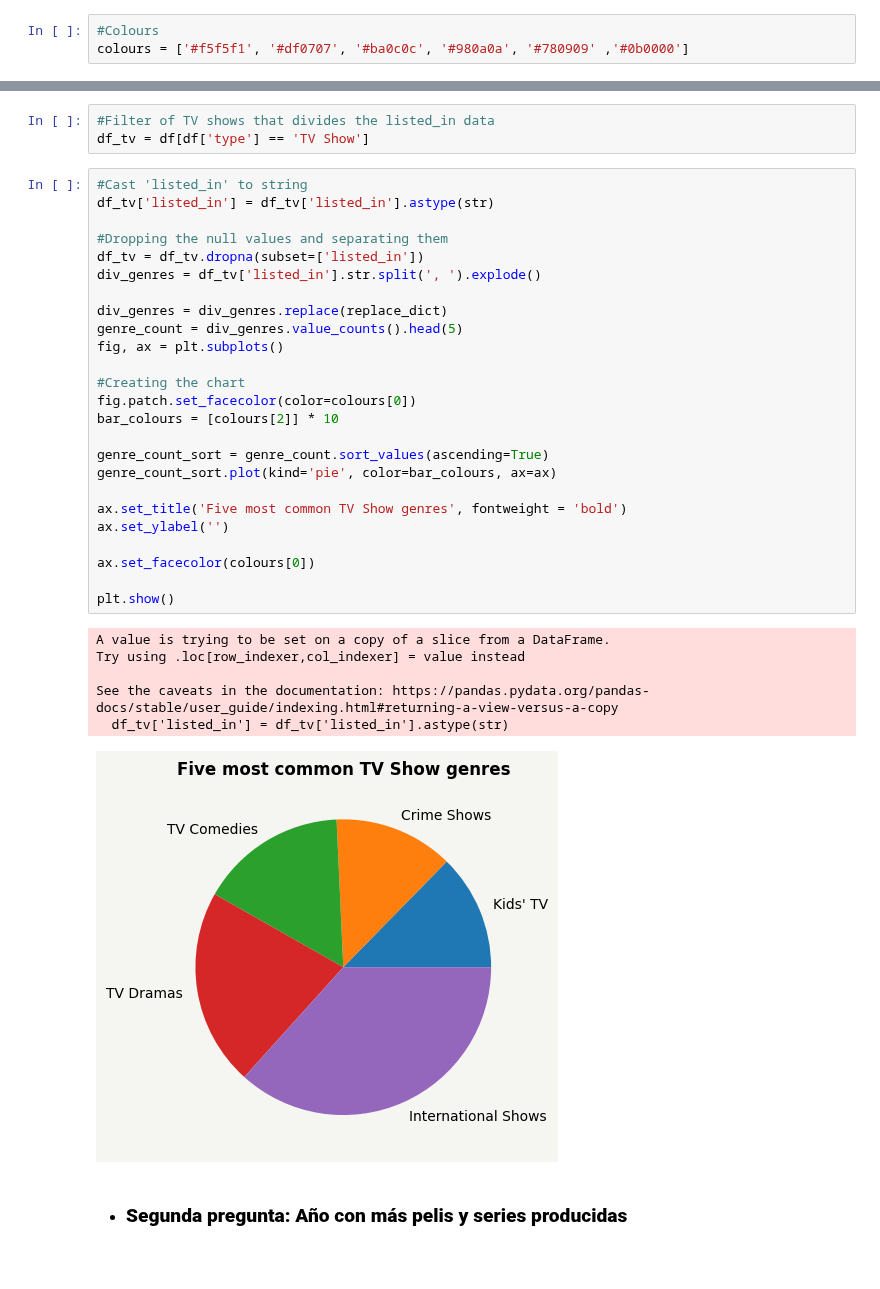
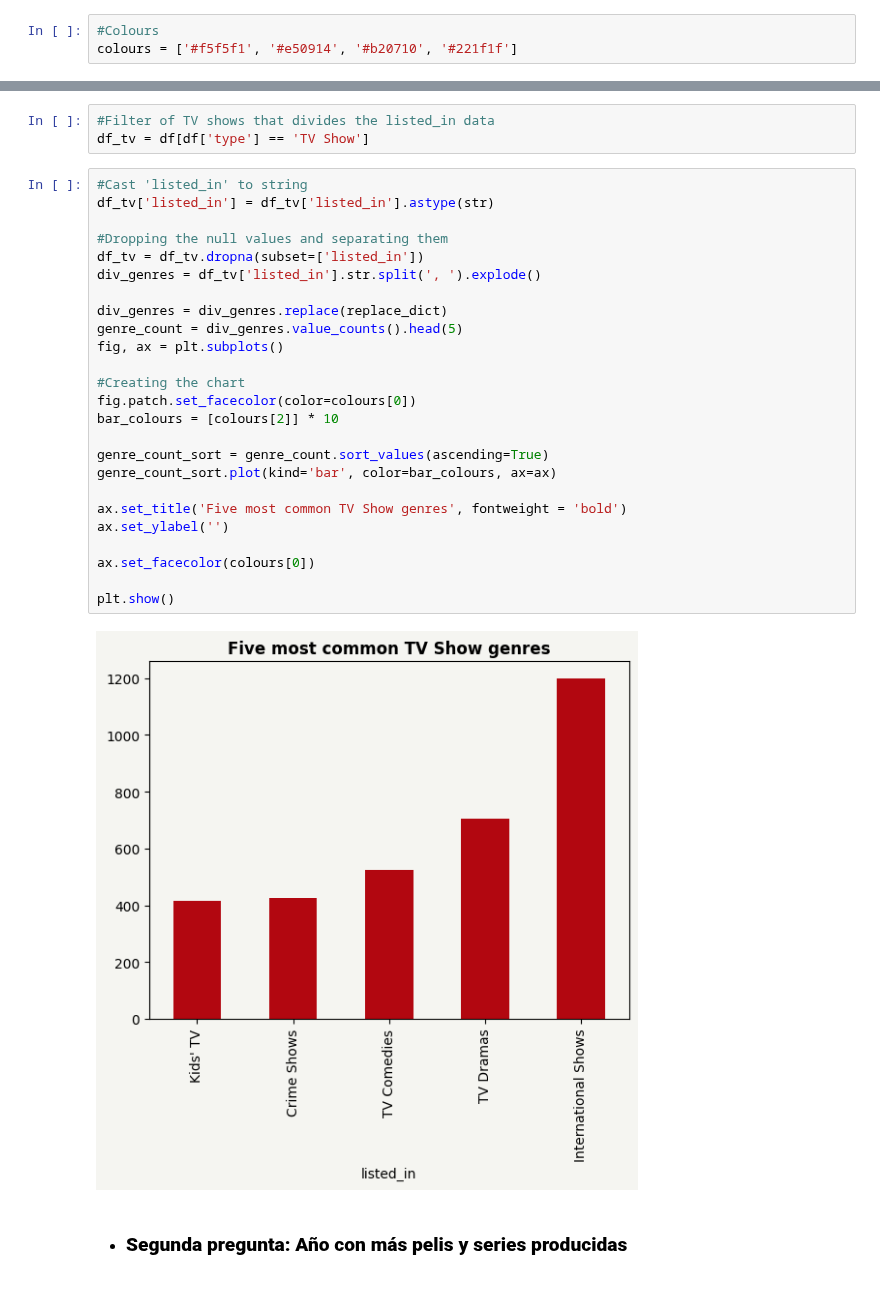
Before and after one commit to Apanizza197/AnalisisDeDatos, a Jupyter notebook: Practico2/practico_2.ipynb, the cells around one changed output, grey strips where cells are left out. Drawn from its saved outputs; the diff is of its cells as text.

```diff
--- a/Practico2/practico_2.ipynb
+++ b/Practico2/practico_2.ipynb
@@ -22,7 +22,7 @@ df.head()
 + **Otros**: `director`, `cast`, `country`, `rating`, `listed_in`
 # %%
 #Colours
-colours = ['#f5f5f1', '#df0707', '#ba0c0c', '#980a0a', '#780909' ,'#0b0000']
+colours = ['#f5f5f1', '#e50914', '#b20710', '#221f1f']
 # %% [markdown]
 + ### **Primera parte: Tipo de show más frecuente**
 # %%
@@ -41,35 +41,30 @@ df_tv = df[df['type'] == 'TV Show']
 # %%
 #Cast 'listed_in' to string
 df_tv['listed_in'] = df_tv['listed_in'].astype(str)
 
 #Dropping the null values and separating them
 df_tv = df_tv.dropna(subset=['listed_in'])
 div_genres = df_tv['listed_in'].str.split(', ').explode()
 
 div_genres = div_genres.replace(replace_dict)
 genre_count = div_genres.value_counts().head(5)
 fig, ax = plt.subplots()
 
 #Creating the chart
 fig.patch.set_facecolor(color=colours[0])
 bar_colours = [colours[2]] * 10
 
 genre_count_sort = genre_count.sort_values(ascending=True)
-genre_count_sort.plot(kind='pie', color=bar_colours, ax=ax)
+genre_count_sort.plot(kind='bar', color=bar_colours, ax=ax)
 
 ax.set_title('Five most common TV Show genres', fontweight = 'bold')
 ax.set_ylabel('')
 
 ax.set_facecolor(colours[0])
 
 plt.show()
 # %% [output]
-A value is trying to be set on a copy of a slice from a DataFrame.
-Try using .loc[row_indexer,col_indexer] = value instead
-
-See the caveats in the documentation: https://pandas.pydata.org/pandas-docs/stable/user_guide/indexing.html#returning-a-view-versus-a-copy
-  df_tv['listed_in'] = df_tv['listed_in'].astype(str)
-[figure, old version]
+[figure, new version]
 # %% [markdown]
 + ### **Segunda pregunta: Año con más pelis y series producidas**
 # %%
```
Also changed, not shown: parts of 4 cells of this notebook.
